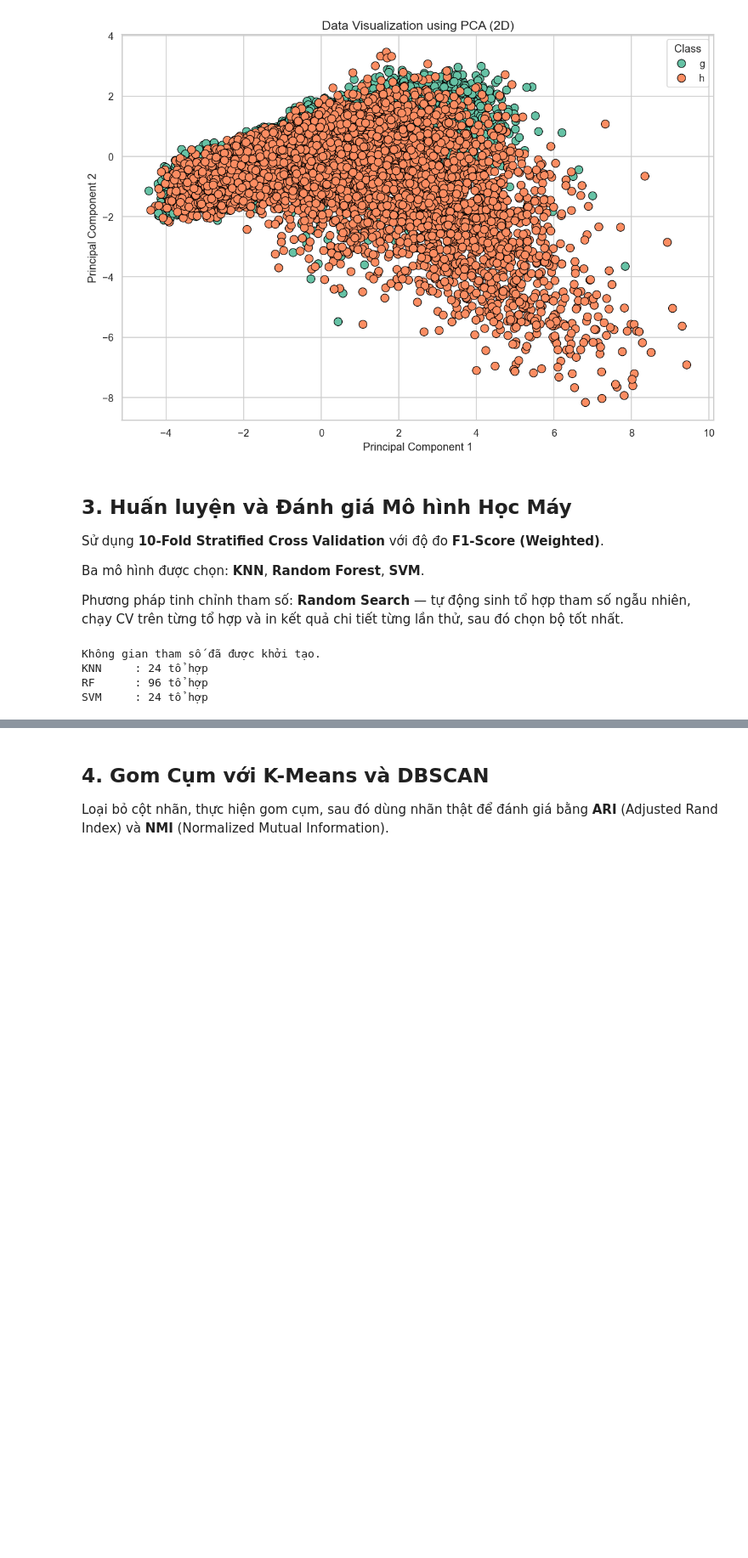
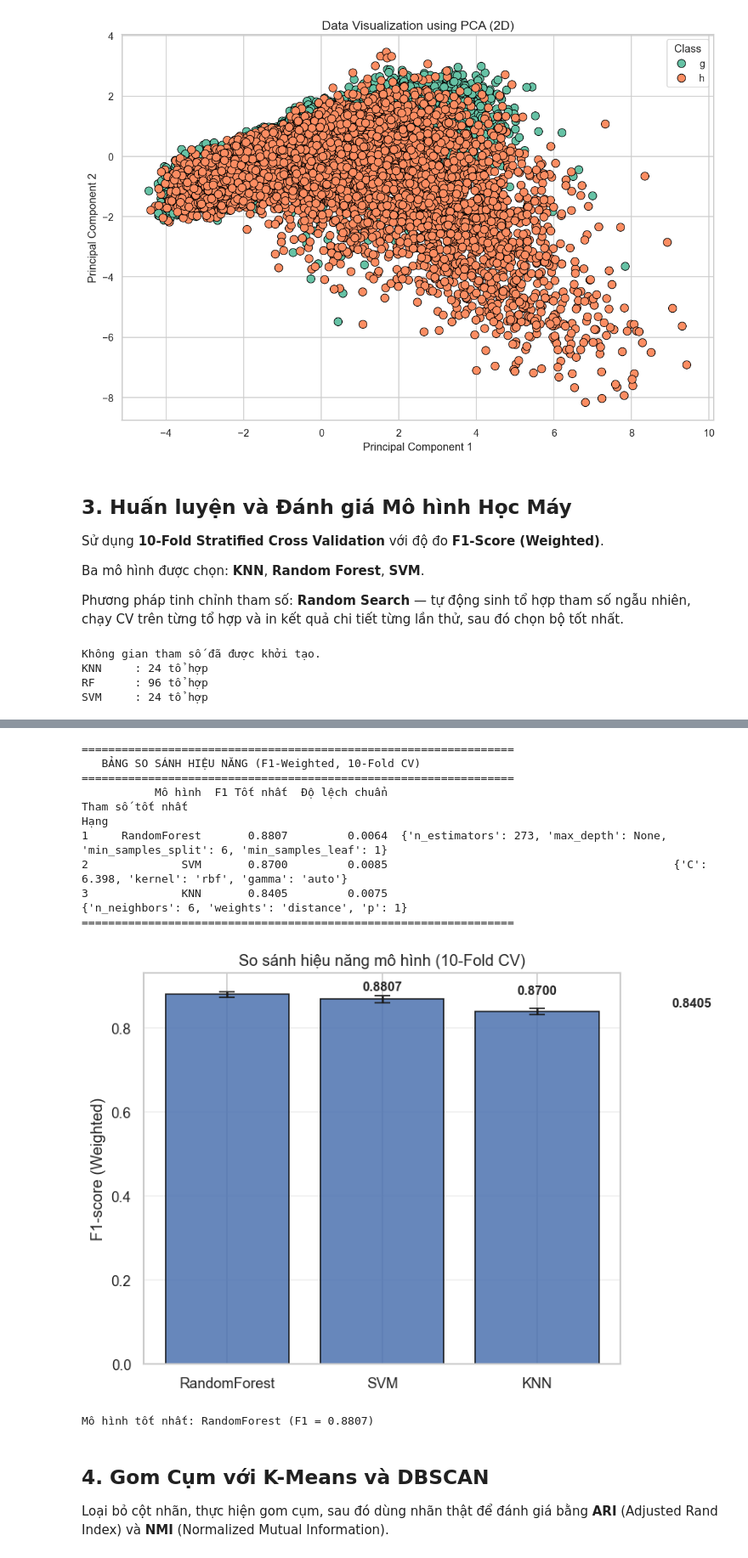
Before and after one commit to truongtai145/DACK-KTDL, a Jupyter notebook: MAGIC_Analysis.ipynb, the cells around one changed output, grey strips where cells are left out. Shown at 85% size. Cells and saved outputs as stored; diff of their text form; code cells hidden in the pictures; blank space fills up the shorter version.

```diff
--- a/MAGIC_Analysis.ipynb
+++ b/MAGIC_Analysis.ipynb
@@ -414,3 +481,78 @@ NameError: name 'results' is not defined
+# %%
+# --- Đảm bảo có SVM ---
+results.setdefault('SVM', {
+    'best_score': best_score,
+    'best_std': best_std,
+    'best_params': best_params
+})
+
+# --- Tạo bảng tổng hợp ---
+summary_df = (
+    pd.DataFrame([
+        {
+            'Mô hình': name,
+            'F1 Tốt nhất': round(res['best_score'], 4),
+            'Độ lệch chuẩn': round(res['best_std'], 4),
+            'Tham số tốt nhất': str(res['best_params'])
+        }
+        for name, res in results.items()
+    ])
+    .sort_values('F1 Tốt nhất', ascending=False)
+    .reset_index(drop=True)
+)
+
+summary_df.index += 1
+summary_df.index.name = 'Hạng'
+
+# --- In bảng ---
+print("\n" + "="*65)
+print("   BẢNG SO SÁNH HIỆU NĂNG (F1-Weighted, 10-Fold CV)")
+print("="*65)
+print(summary_df.to_string())
+print("="*65)
+
+# --- Vẽ biểu đồ ---
+fig, ax = plt.subplots(figsize=(7,5))
+
+bars = ax.bar(summary_df['Mô hình'],
+              summary_df['F1 Tốt nhất'],
+              yerr=summary_df['Độ lệch chuẩn'],
+              capsize=6,
+              alpha=0.85,
+              edgecolor='black')
+
+# Hiển thị giá trị trên cột
+for i, row in summary_df.iterrows():
+    ax.text(i,
+            row['F1 Tốt nhất'] + row['Độ lệch chuẩn'] + 0.003,
+            f"{row['F1 Tốt nhất']:.4f}",
+            ha='center',
+            fontsize=10,
+            fontweight='bold')
+
+ax.set_ylabel('F1-score (Weighted)')
+ax.set_title('So sánh hiệu năng mô hình (10-Fold CV)')
+ax.grid(axis='y', alpha=0.3)
+
+plt.tight_layout()
+plt.show()
+
+# --- In model tốt nhất ---
+best_model = summary_df.iloc[0]
+print(f"\nMô hình tốt nhất: {best_model['Mô hình']} "
+      f"(F1 = {best_model['F1 Tốt nhất']:.4f})")
+# %% [output]
+=================================================================
+   BẢNG SO SÁNH HIỆU NĂNG (F1-Weighted, 10-Fold CV)
+=================================================================
+           Mô hình  F1 Tốt nhất  Độ lệch chuẩn                                                                         Tham số tốt nhất
+Hạng
+1     RandomForest       0.8807         0.0064  {'n_estimators': 273, 'max_depth': None, 'min_samples_split': 6, 'min_samples_leaf': 1}
+2              SVM       0.8700         0.0085                                           {'C': 6.398, 'kernel': 'rbf', 'gamma': 'auto'}
+3              KNN       0.8405         0.0075                                        {'n_neighbors': 6, 'weights': 'distance', 'p': 1}
+=================================================================
+[figure, added]
+Mô hình tốt nhất: RandomForest (F1 = 0.8807)
 # %% [markdown]
 ## 4. Gom Cụm với K-Means và DBSCAN
 
```
Also changed, not shown: parts of 18 cells of this notebook.
